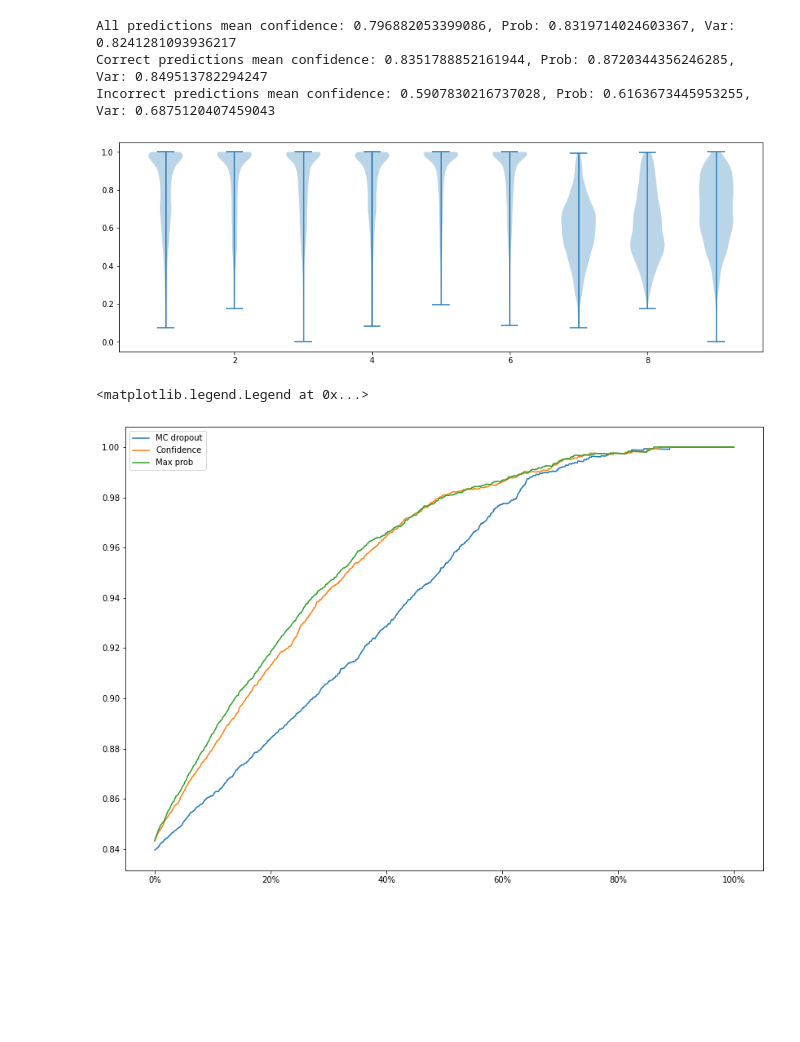
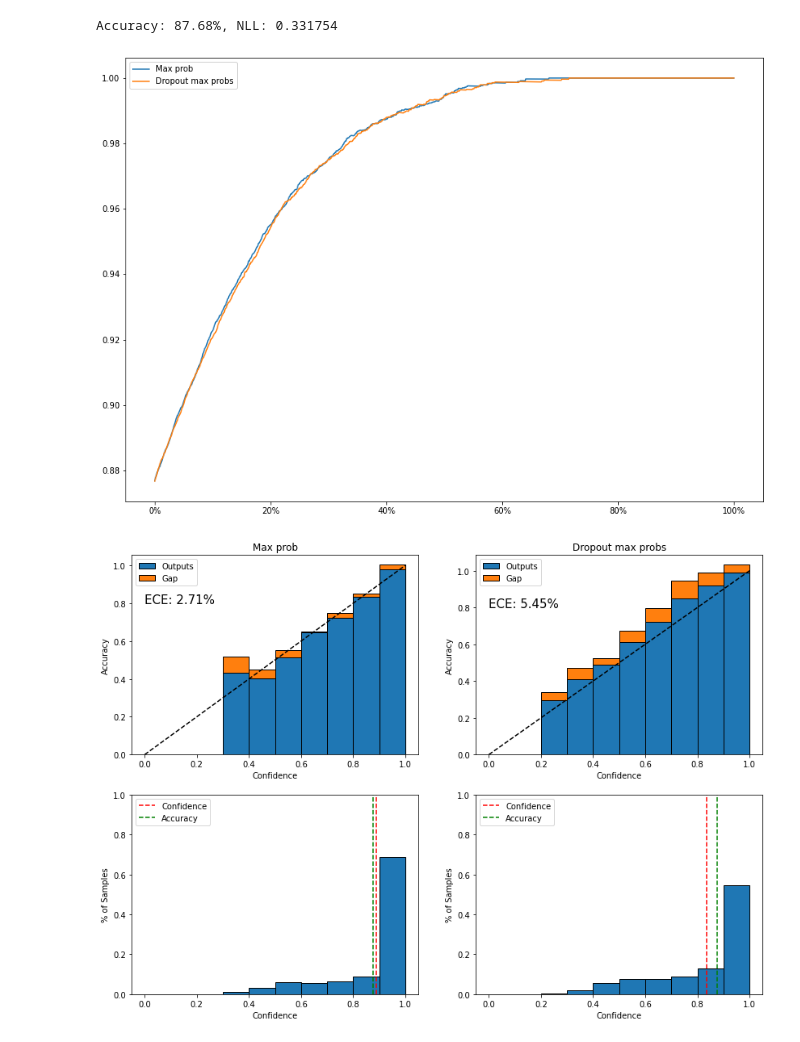
Before and after one commit to vlasakjiri/uncertainty-estimations, a Jupyter notebook: classification-fmnist.ipynb, the cells around one changed output. Saved outputs shown, nothing was run; the diff lists cells and outputs as text; code cells hidden in the pictures; blank space fills up the shorter version.

Commit message:
improved calibration graphs

```diff
--- a/classification-fmnist.ipynb
+++ b/classification-fmnist.ipynb
@@ -61,8 +54,8 @@ class NeuralNetwork(nn.Module):
 # %%
-model = NeuralNetwork(p_dropout=0).to(device)
+model = models.mnist.LeNet5_dropout(p_dropout=0).to(device)
 print(model)
-optimizer = torch.optim.SGD(model.parameters(), lr=0.001, momentum=0.9)
+optimizer = torch.optim.Adam(model.parameters())
 criterion = nn.CrossEntropyLoss()
 train_progress = utils.model.train_model(
-    model, 5, optimizer, criterion, data_loaders, dataset_sizes)
+    model, 20, optimizer, criterion, data_loaders, device)
 # %% [output]
@@ -113,31 +90,33 @@ def plot_uncertainties(progress):
 # %%
-utils.mc_dropout.set_dropout_p(model, model, .5)
-val_progress = utils.model.run_validation(
-    model, data_loaders["val"], utils.metrics.Progress(), device)
+utils.mc_dropout.set_dropout_p(model, model, .15)
+progress = utils.model.run_validation(
+    model, data_loaders["val"], utils.metrics.Progress(), device, use_mc_dropout=True)
-# %%
-utils.mc_dropout.set_dropout_p(model, model, .5)
-val_progress = utils.model.run_validation(
-    model, data_loaders["val"], utils.metrics.Progress(), device, use_mc_dropout=True)
-# %%
-plot_uncertainties(val_progress)
-# %% [output]
-All predictions mean confidence: 0.796882053399086, Prob: 0.8319714024603367, Var: 0.8241281093936217
-Correct predictions mean confidence: 0.8351788852161944, Prob: 0.8720344356246285, Var: 0.849513782294247
-Incorrect predictions mean confidence: 0.5907830216737028, Prob: 0.6163673445953255, Var: 0.6875120407459043
-[figure, removed]
-# %%
-fig = plt.figure(figsize=(14, 10))
-ax = fig.add_subplot(1, 1, 1)
-for label, idx in [("MC dropout", np.argsort(val_progress.dropout_variances)[::-1]),
-                   ("Confidence", np.argsort(val_progress.confidences)),
-                   ("Max prob", np.argsort(val_progress.max_probs))]:
-    labels = val_progress.labels[idx]
-    predictions = val_progress.dropout_predictions[
-        idx] if label == "MC dropout" else val_progress.predictions[idx]
-    accs = utils.metrics.roc_stat(labels, predictions, step=10)
-    ax.plot(np.linspace(0, 100, len(accs)), accs, label=label)
-ax.xaxis.set_major_formatter(mtick.PercentFormatter())
-ax.legend()
-# %% [output]
-<matplotlib.legend.Legend at 0x...>
-[figure, removed]
+# %%
+nll = criterion(torch.tensor(progress.logits), torch.tensor(
+    progress.labels, dtype=torch.long)).item()
+print(
+    f"Accuracy: {(progress.predictions==progress.labels).sum()*100/len(progress.labels):.2f}%, "
+    f"NLL: {nll:4f}"
+)
+
+# mc_logits = progress.dropout_logits.mean(axis=0)
+dropout_max_probs = progress.dropout_outputs.max(axis=-1)
+
+utils.visualisations.samples_removed_vs_acc([
+    ("Max prob", np.argsort(progress.max_probs)),
+    ("Dropout max probs", np.argsort(dropout_max_probs))],
+    progress.labels,
+    progress.predictions,
+    progress.dropout_predictions)
+
+
+counts = utils.visualisations.calibration_graph([
+    ("Max prob", progress.max_probs, np.argsort(progress.max_probs)),
+    ("Dropout max probs", dropout_max_probs, np.argsort(dropout_max_probs))],
+    progress.labels,
+    progress.predictions,
+    progress.dropout_predictions)
+# %% [output]
+Accuracy: 87.68%, NLL: 0.331754
+[figure, added]
+[figure, added]
```
Also changed, not shown: parts of 8 cells of this notebook, 5 other files.
